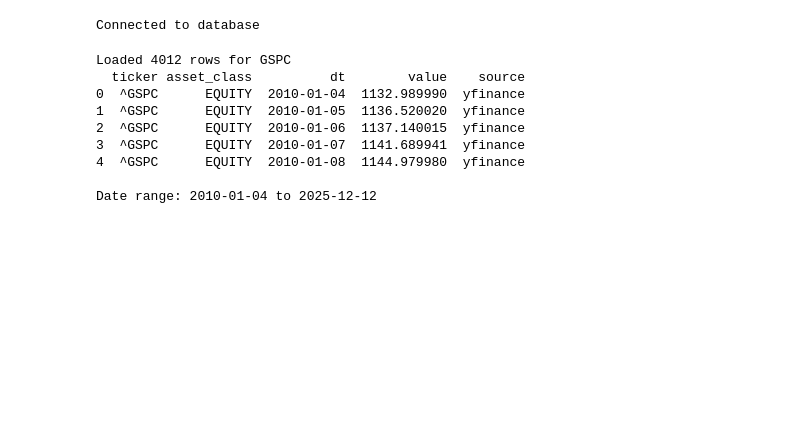
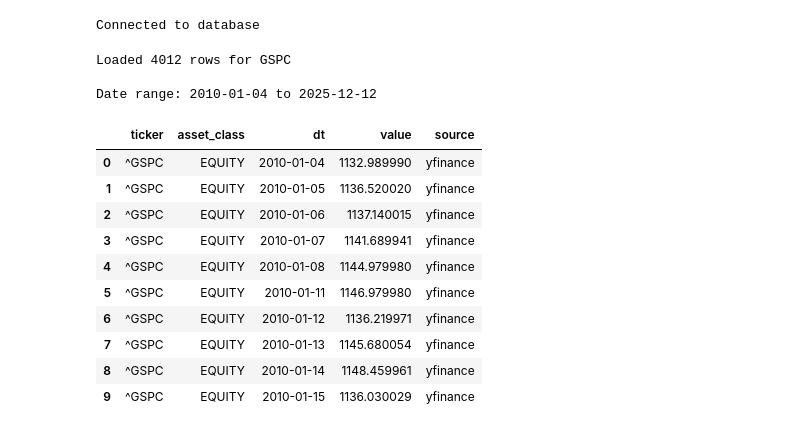
Before and after one commit to amitchell-thomson/macro-regime-engine, a Jupyter notebook: src/features/feature_engineering.ipynb, the cells around one changed output. Drawn from its saved outputs; the diff is of its cells as text; code cells hidden in the pictures; blank space fills up the shorter version.

```diff
--- a/src/features/feature_engineering.ipynb
+++ b/src/features/feature_engineering.ipynb
@@ -30,19 +30,24 @@ Connected to database
 # %%
 # Inspect raw data
 df_raw = get_raw_series(conn, ticker='^GSPC', start_date='2010-01-01')
 print(f"Loaded {len(df_raw)} rows for GSPC")
-print(df_raw.head())
 print(f"\nDate range: {df_raw['dt'].min()} to {df_raw['dt'].max()}")
+df_raw.head(10)
 # %% [output]
 Loaded 4012 rows for GSPC
-  ticker asset_class          dt        value    source
-0  ^GSPC      EQUITY  2010-01-04  1132.989990  yfinance
-1  ^GSPC      EQUITY  2010-01-05  1136.520020  yfinance
-2  ^GSPC      EQUITY  2010-01-06  1137.140015  yfinance
-3  ^GSPC      EQUITY  2010-01-07  1141.689941  yfinance
-4  ^GSPC      EQUITY  2010-01-08  1144.979980  yfinance
 
 Date range: 2010-01-04 to 2025-12-12
+|  | ticker | asset_class | dt | value | source |
+| 0 | ^GSPC | EQUITY | 2010-01-04 | 1132.989990 | yfinance |
+| 1 | ^GSPC | EQUITY | 2010-01-05 | 1136.520020 | yfinance |
+| 2 | ^GSPC | EQUITY | 2010-01-06 | 1137.140015 | yfinance |
+| 3 | ^GSPC | EQUITY | 2010-01-07 | 1141.689941 | yfinance |
+| 4 | ^GSPC | EQUITY | 2010-01-08 | 1144.979980 | yfinance |
+| 5 | ^GSPC | EQUITY | 2010-01-11 | 1146.979980 | yfinance |
+| 6 | ^GSPC | EQUITY | 2010-01-12 | 1136.219971 | yfinance |
+| 7 | ^GSPC | EQUITY | 2010-01-13 | 1145.680054 | yfinance |
+| 8 | ^GSPC | EQUITY | 2010-01-14 | 1148.459961 | yfinance |
+| 9 | ^GSPC | EQUITY | 2010-01-15 | 1136.030029 | yfinance |
 # %%
 # Test basic feature computation for a single ticker
 df_test = df_raw[['dt', 'value']].copy()
```
Also changed, not shown: parts of 3 cells of this notebook, 5 other files.
